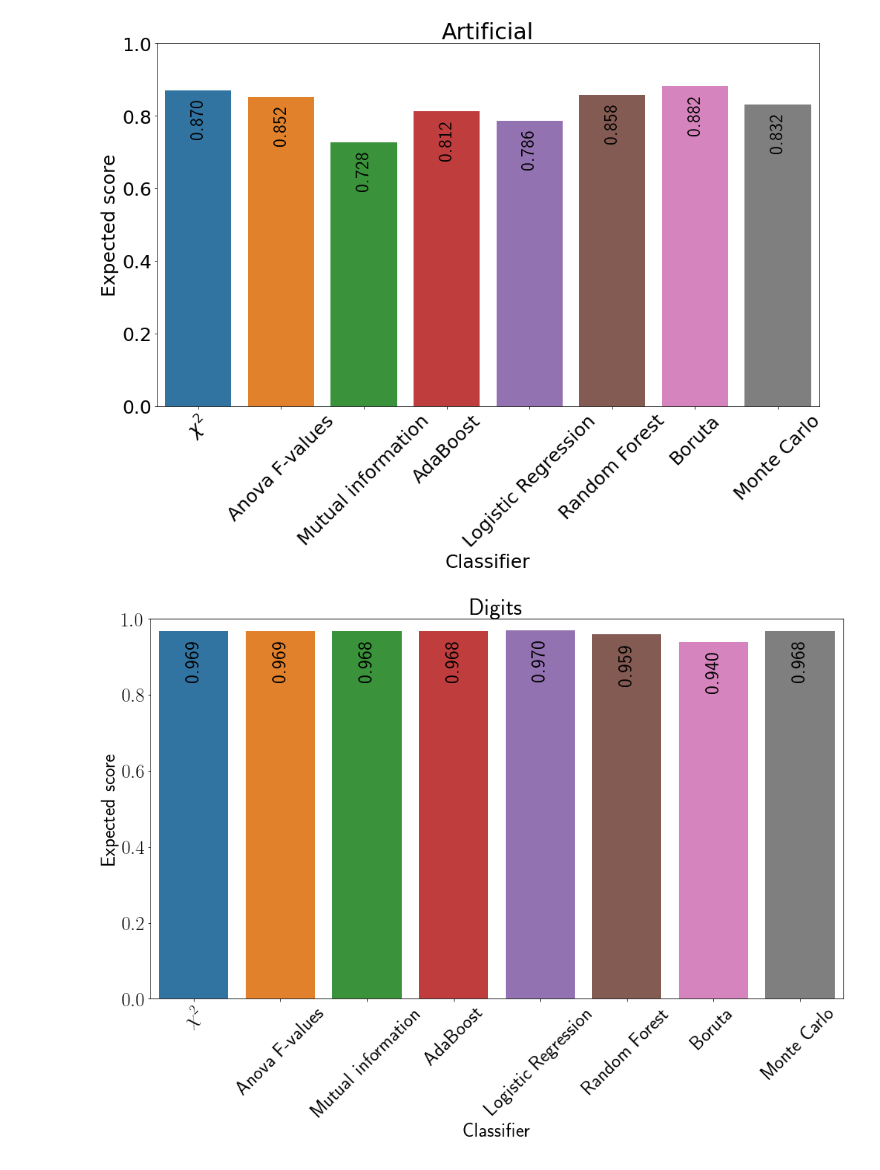
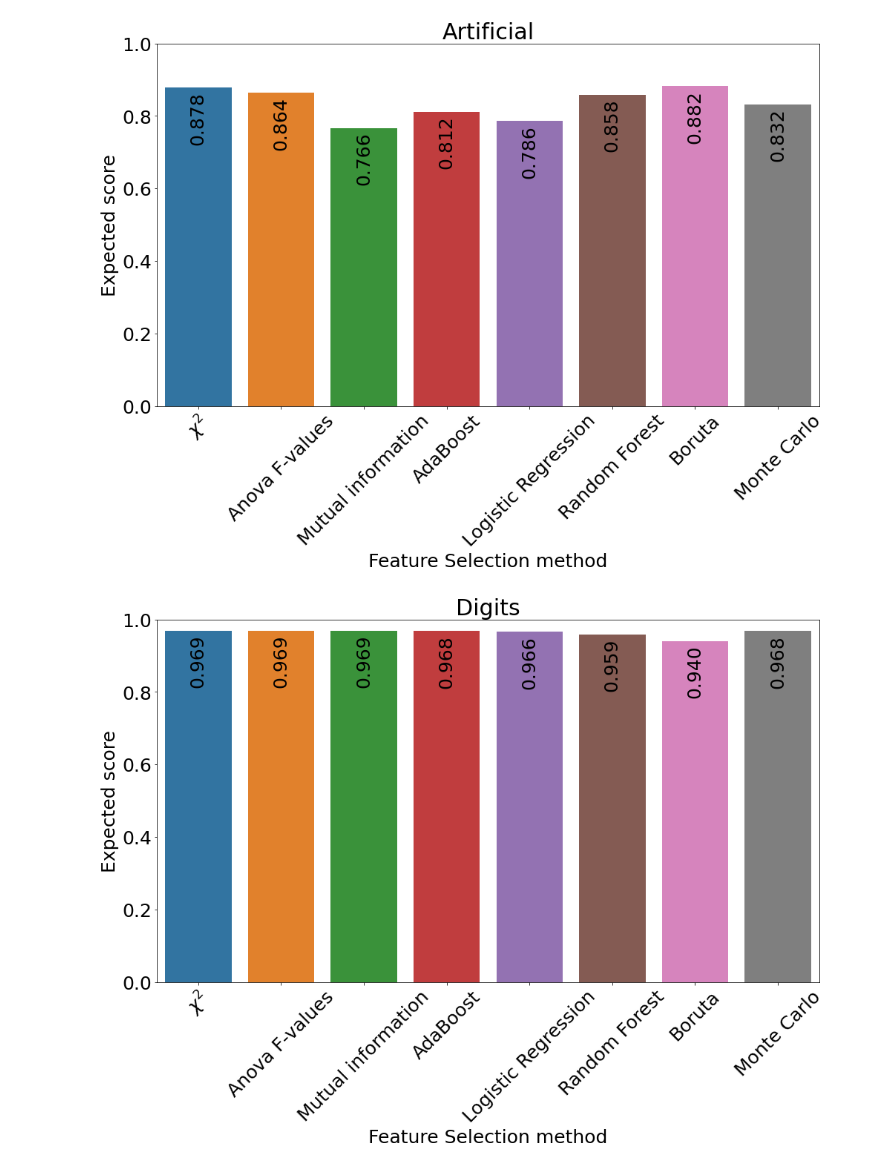
Before and after one commit to pawel99k/AML2022, a Jupyter notebook: Project2/Python_scripts/score_plots.ipynb, the cells around one changed output. Drawn from its saved outputs; the diff is of its cells as text; code cells hidden in the pictures.

```diff
--- a/Project2/Python_scripts/score_plots.ipynb
+++ b/Project2/Python_scripts/score_plots.ipynb
@@ -6,9 +6,9 @@ plt.rcParams['figure.figsize'] = (16,9)
 plt.rcParams['font.size'] = 25
 import matplotlib as mpl
 # %%
-chi2=['$\chi^2$',0.880-0.01*(10/5-1)]
-f_clasif=['Anova F-values',0.872-0.01*(15/5-1)]
-mutual_info_clasif=['Mutual information',0.758-0.01*(20/5-1)]
+chi2=['$\chi^2$',0.888-0.01*(10/5-1)]
+f_clasif=['Anova F-values',0.884-0.01*(15/5-1)]
+mutual_info_clasif=['Mutual information',0.776-0.01*(10/5-1)]
 AdaBoost=['AdaBoost',0.812]
 LogisticRegression=['Logistic Regression',0.786]
 RandomForest=['Random Forest', 0.858]
@@ -24,26 +24,27 @@ FS_scores_artificial=pd.DataFrame([chi2,
                                   columns=['Method','Score'])
 # %%
 bars = sns.barplot(x='Method', y='Score', data=FS_scores_artificial)
-mpl.rc('text', usetex = True)
+# mpl.rc('text', usetex = True)
 for bar in bars.patches:
     bars.annotate(format(bar.get_height(), '.3f'),
                    (bar.get_x() + bar.get_width() / 2,
                     bar.get_height()-0.1), ha='center', va='center', xytext=(0, 8), rotation=90,
                    textcoords='offset points')
 plt.ylim(0, 1)
-plt.xlabel('Classifier')
+plt.xlabel('Feature Selection method')
 plt.ylabel('Expected score')
 plt.title('Artificial')
 plt.xticks(rotation=45)
+plt.savefig("../images/artificial_comp.svg")
 plt.show()
 # %% [output]
-[figure, old version]
+[figure, new version]
 # %%
-chi2=['$\chi^2$',0.976-0.01*(200/200-0.25)]
-f_clasif=['Anova F-values',0.976-0.01*(200/200-0.25)]
-mutual_info_clasif=['Mutual information',0.975-0.01*(200/200-0.25)]
+chi2=['$\chi^2$',0.969]
+f_clasif=['Anova F-values',0.969]
+mutual_info_clasif=['Mutual information',0.969]
 AdaBoost=['AdaBoost',0.968]
-LogisticRegression=['Logistic Regression',0.97]
+LogisticRegression=['Logistic Regression',0.966]
 RandomForest=['Random Forest', 0.959]
 Boruta=['Boruta',0.981-0.01*(869/200-0.25)]
 MCFS=['Monte Carlo',0.977-0.01*(239/200-0.25)]
@@ -57,17 +58,18 @@ FS_scores_digits=pd.DataFrame([chi2,
                                   columns=['Method','Score'])
 # %%
 bars = sns.barplot(x='Method', y='Score', data=FS_scores_digits)
-mpl.rc('text', usetex = True)
+
 for bar in bars.patches:
     bars.annotate(format(bar.get_height(), '.3f'),
                    (bar.get_x() + bar.get_width() / 2,
                     bar.get_height()-0.1), ha='center', va='center', xytext=(0, 8), rotation=90,
                    textcoords='offset points')
 plt.ylim(0, 1)
-plt.xlabel('Classifier')
+plt.xlabel('Feature Selection method')
 plt.ylabel('Expected score')
 plt.title('Digits')
 plt.xticks(rotation=45)
+plt.savefig("../images/digits_comp.svg")
 plt.show()
 # %% [output]
-[figure, old version]
+[figure, new version]
```
Also changed, not shown: 4 other files.
